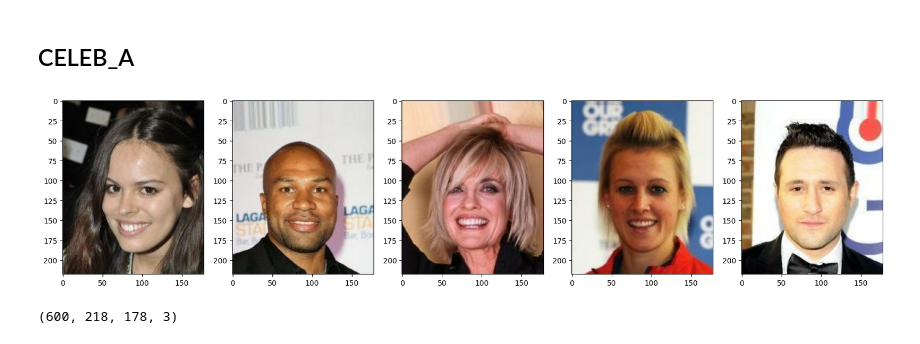
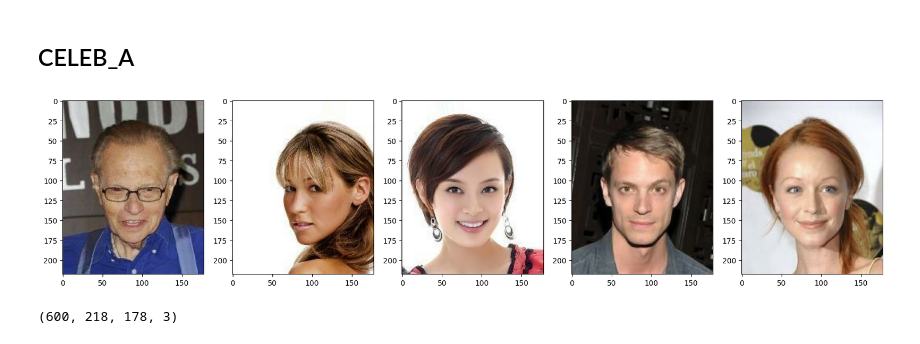
Before and after one commit to kaygun/2022-Fall-381E, a Jupyter notebook: lecture-07.ipynb, the cells around one changed output. Drawn from its saved outputs; the diff is of its cells as text; code cells hidden in the pictures.

```diff
--- a/lecture-07.ipynb
+++ b/lecture-07.ipynb
@@ -173,7 +155,0 @@ fmnist_data,fmnist_info = tfds.load("fashion_mnist", split="train",
-# %%
-N = 600
-m = 5
-xs,ys = tfGetData(fmnist_data,N)
-fig, ax = plt.subplots(ncols=m, figsize=(20,8))
-for i in range(m):
-    ax[i].imshow(xs[i],cmap='gray')
@@ -182,0 +156,11 @@ for i in range(m):
+# %%
+fmnist_data,fmnist_info = tfds.load("fashion_mnist", split="train",
+                                     with_info=True,
+                                     data_dir='/home/kaygun/local/data/tensorflow_datasets/')
+N = 600
+m = 5
+xs,ys = tfGetData(fmnist_data,N)
+fig, ax = plt.subplots(ncols=m, figsize=(20,8))
+for i in range(m):
+    j = np.random.randint(N)
+    ax[i].imshow(xs[j],cmap='gray')
@@ -215,15 +199,16 @@ plt.scatter(points[:,0],points[:,1],s=7,alpha=0.7,c=ys,cmap='jet')
 # %%
 celeba_data,celeba_info = tfds.load("celeb_a", split="train",
                                   with_info=True,
                                   data_dir='/home/kaygun/local/data/tensorflow_datasets/')
 N = 600
 m = 5
 xs,ys = tfGetData(celeba_data,N,'Male')
 fig, ax = plt.subplots(ncols=m, figsize=(20,8))
 for i in range(m):
-    ax[i].imshow(xs[i],cmap='gray')
+    j = np.random.randint(N)
+    ax[i].imshow(xs[j],cmap='gray')
 # %% [output]
-[figure, old version]
+[figure, new version]
 # %%
 xs.shape
 # %% [output]
```
Also changed, not shown: parts of 13 cells of this notebook.
